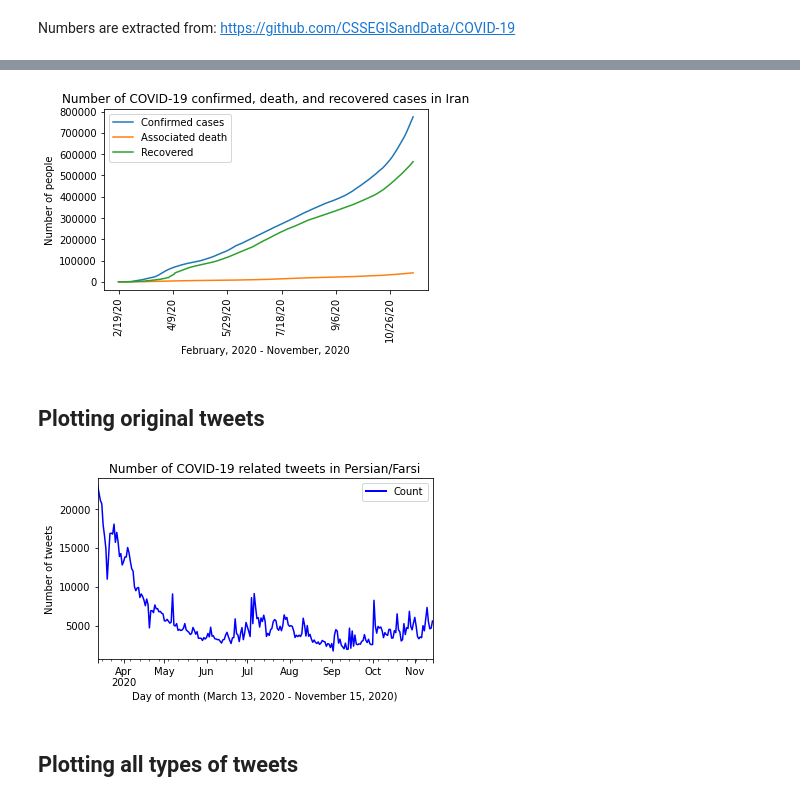
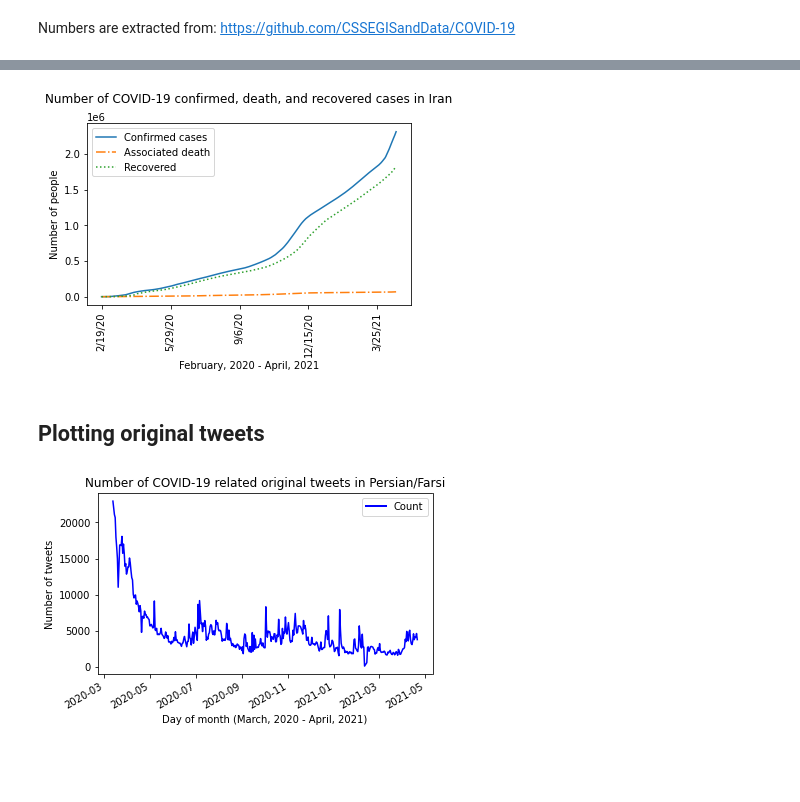
Before and after one commit to phosseini/COVID19-fa, a Jupyter notebook: notebooks/statistics.ipynb, the cells around one changed output, grey strips where cells are left out. Cells and saved outputs as stored; diff of their text form; code cells hidden in the pictures; blank space fills up the shorter version.

```diff
--- a/notebooks/statistics.ipynb
+++ b/notebooks/statistics.ipynb
@@ -117,21 +111,26 @@ df_iran.head(20)
 # %%
-df_iran.set_index('date').plot();
+styles1 = ['-','-.',':']
+
+df_iran.set_index('date').plot(style=styles1);
 plt.xticks(rotation='vertical')
-plt.title("Number of COVID-19 confirmed, death, and recovered cases in Iran")
-plt.xlabel("February, 2020 - November, 2020")
+plt.title("Number of COVID-19 confirmed, death, and recovered cases in Iran", y=1.08)
+plt.xlabel("February, 2020 - April, 2021")
 plt.ylabel("Number of people")
 plt.gcf().subplots_adjust(left=0.15, bottom=0.25)
 plt.savefig('iran_cases.pdf', format="pdf", pad_inches=2)
+
+# plt.ticklabel_format(style='plain')
+
 plt.show()
 # %% [output]
-[figure, old version]
+[figure, new version]
 # %% [markdown]
 ## Plotting original tweets
 # %%
 x = df[1:len(df)-1]
 x.plot(x='created_at',y='count',color='blue')
-plt.title("Number of COVID-19 related tweets in Persian/Farsi")
-plt.xlabel("Day of month (March 13, 2020 - November 15, 2020)")
+plt.title("Number of COVID-19 related original tweets in Persian/Farsi")
+plt.xlabel("Day of month (March, 2020 - April, 2021)")
 plt.ylabel("Number of tweets")
 plt.gcf().subplots_adjust(bottom=0.25)
 
@@ -141,6 +140,4 @@ plt.legend(custom_lines, ['Count'])
 plt.savefig('tweets_count.pdf', format="pdf", pad_inches=2)
 plt.show()
 # %% [output]
-[figure, old version]
+[figure, new version]
-# %% [markdown]
-## Plotting all types of tweets
```
Also changed, not shown: parts of 5 cells of this notebook.
